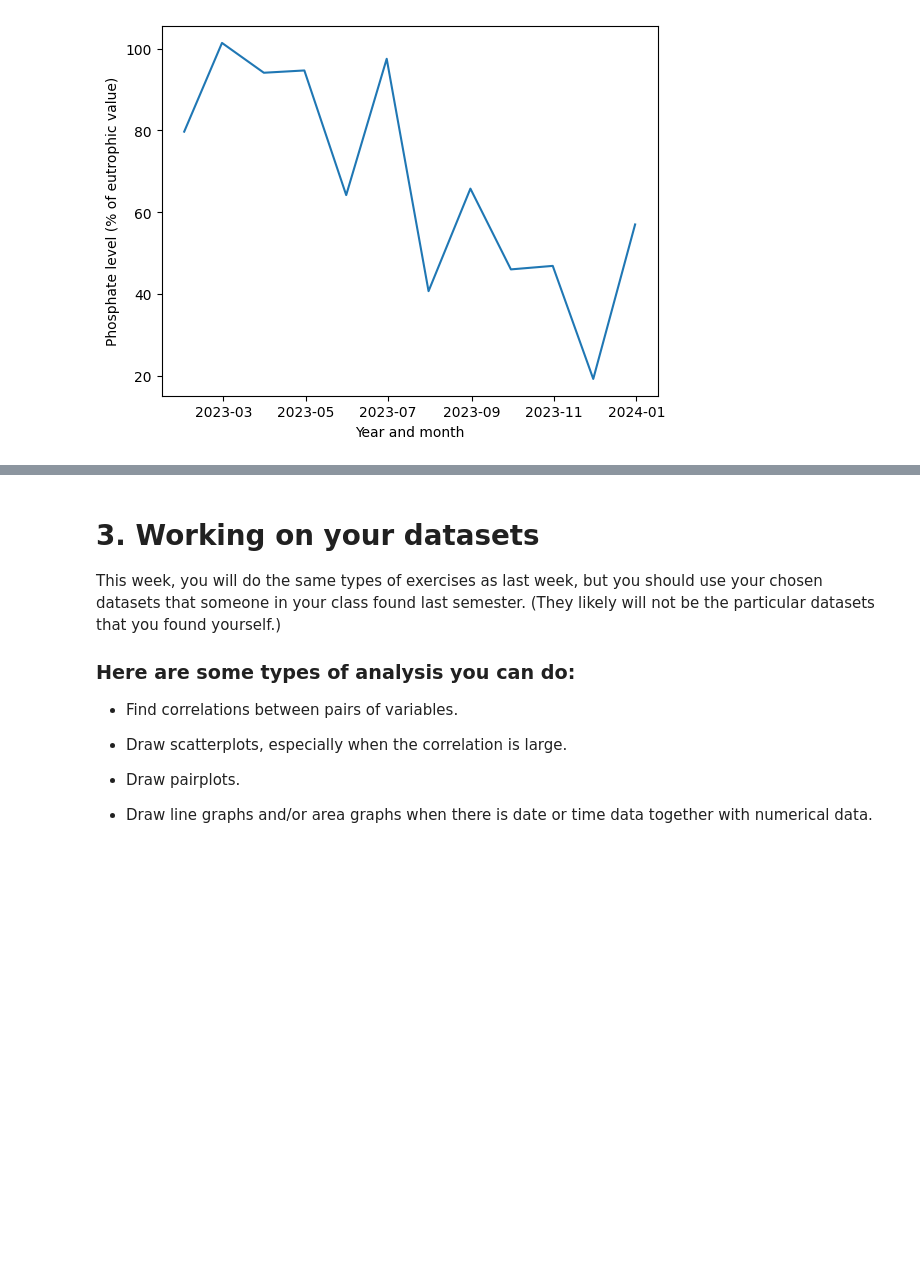
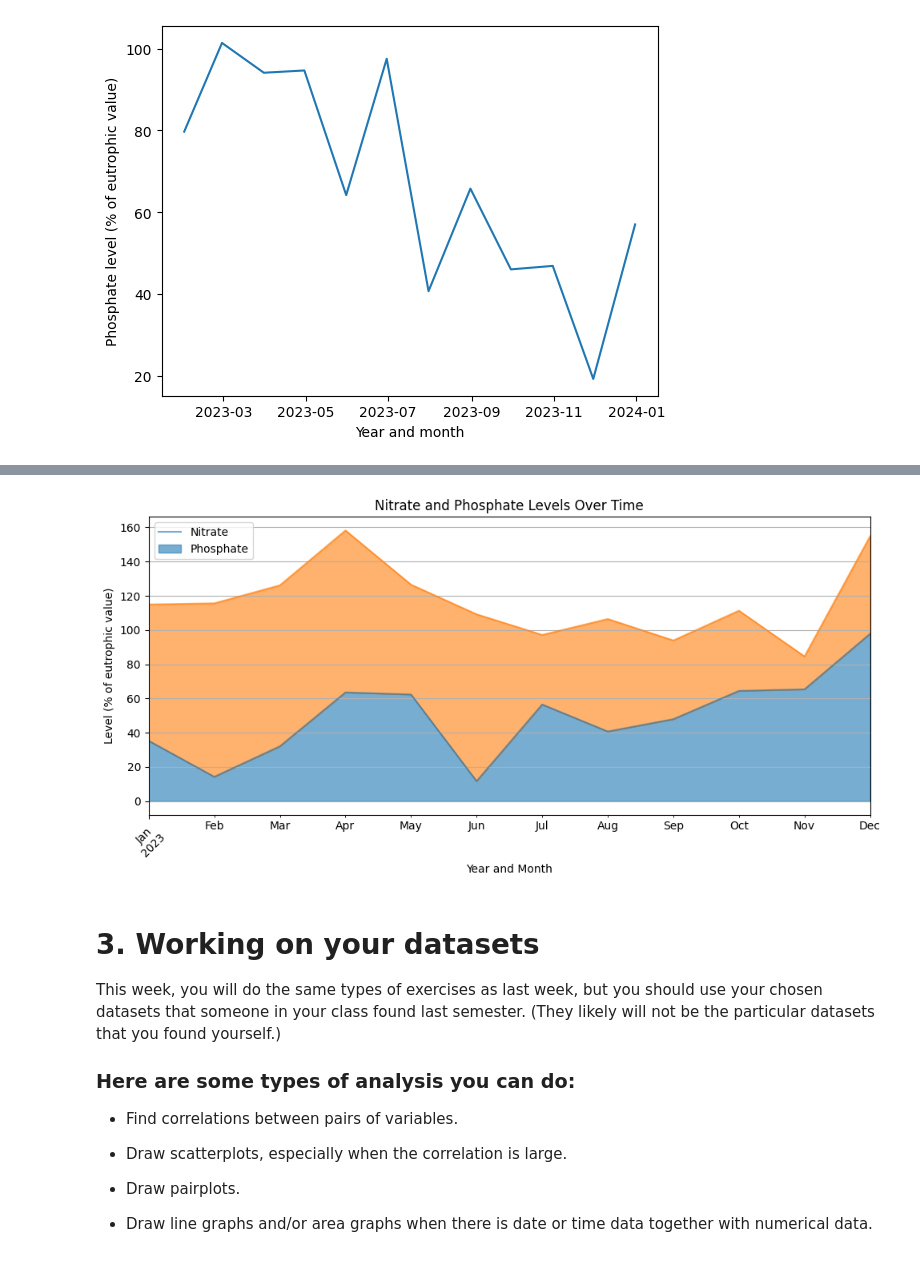
Before and after one commit to jasser-dh/Module-B-semester-2, a Jupyter notebook: OMDS-ModB2-Week6-Dhaouadi-Jasser.ipynb, the cells around one changed output, grey strips where cells are left out. Saved outputs shown, nothing was run; the diff lists cells and outputs as text; code cells hidden in the pictures; blank space fills up the shorter version.

```diff
--- a/OMDS-ModB2-Week6-Dhaouadi-Jasser.ipynb
+++ b/OMDS-ModB2-Week6-Dhaouadi-Jasser.ipynb
@@ -50,3 +137,15 @@ df.plot.area()
+# %%
+df.plot.area(figsize=(10,5), alpha=0.6)
+
+plt.xlabel("Year and Month")
+plt.ylabel("Level (% of eutrophic value)")
+plt.title("Nitrate and Phosphate Levels Over Time")
+plt.legend(["Nitrate", "Phosphate"])
+plt.xticks(rotation=45)
+plt.tight_layout()
+plt.grid(True)
+# %% [output]
+[figure, added]
 # %% [markdown]
 # 3. Working on your datasets
 
```
Also changed, not shown: parts of 13 cells of this notebook, 1 other file.
